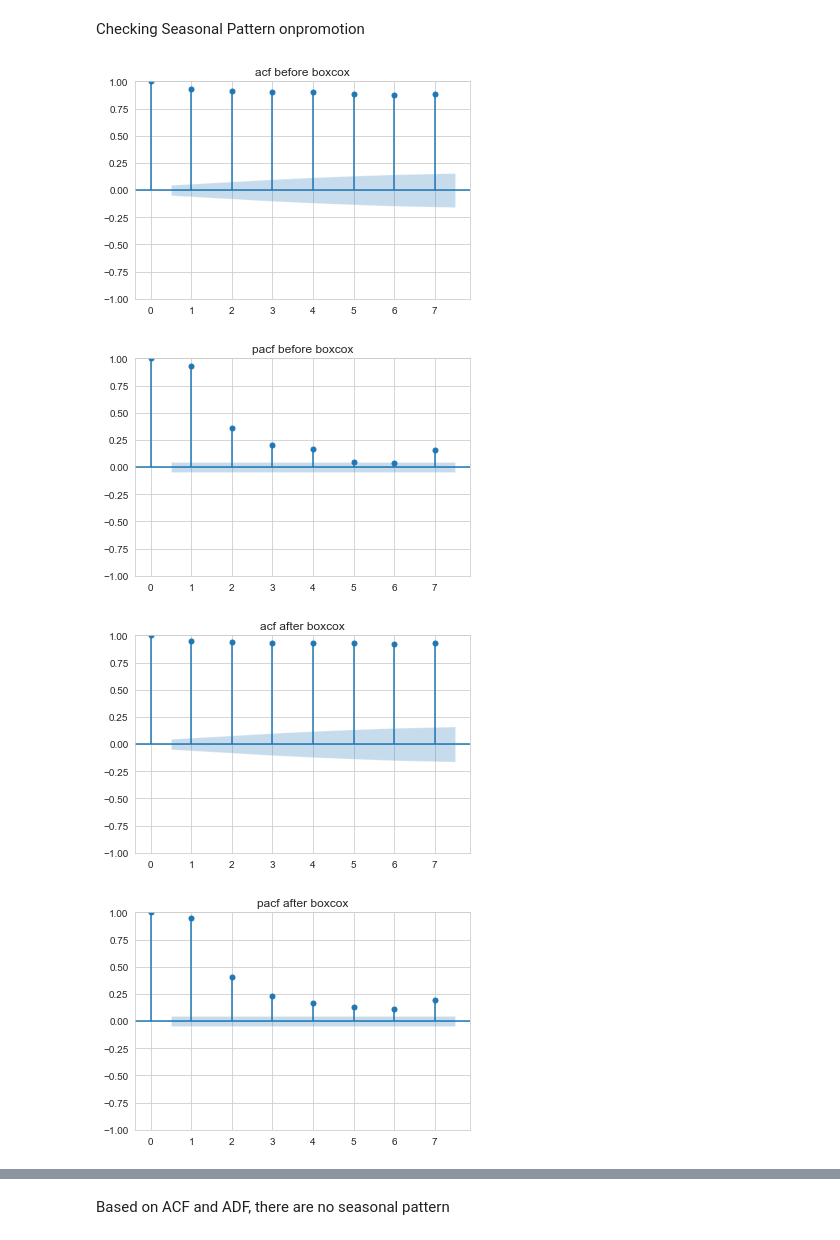
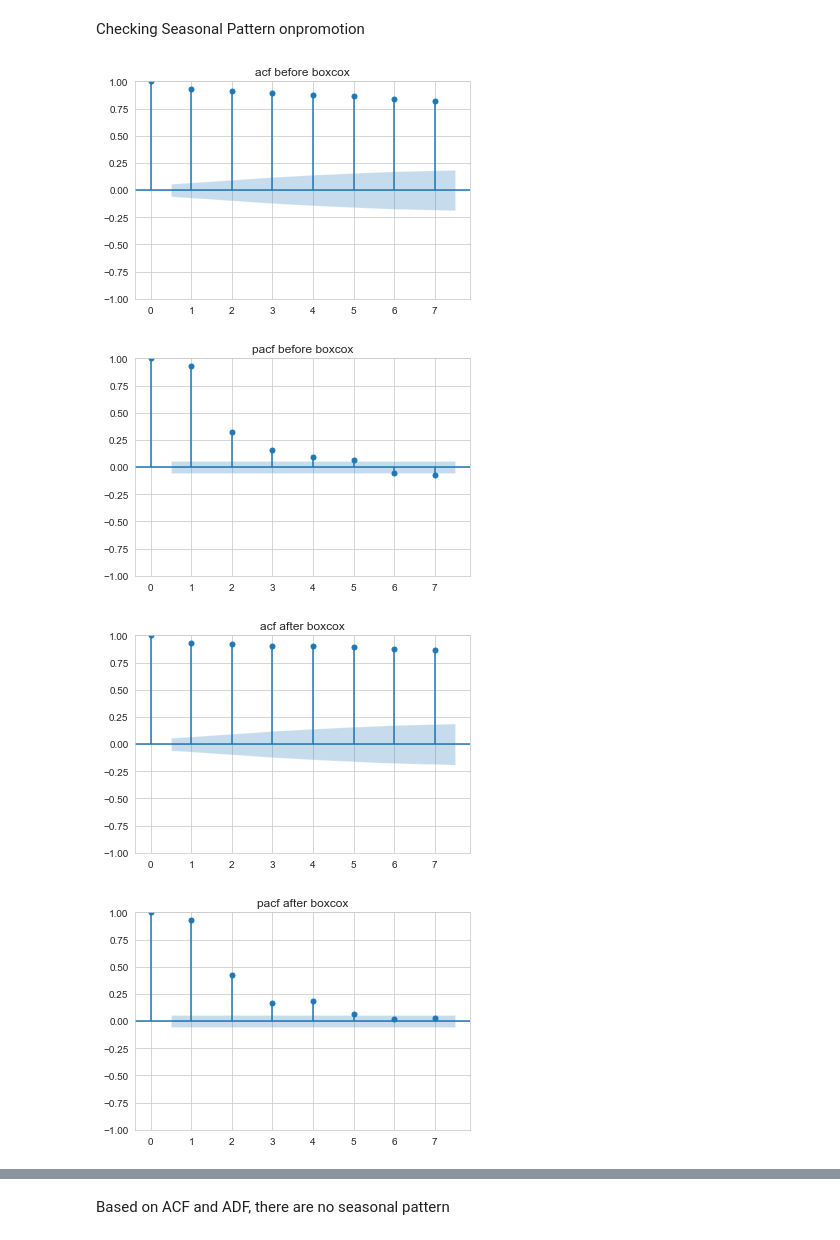
Before and after one commit to TheSurvivor908/Sales-Forecasting-1, a Jupyter notebook: VARMAX Cleaning.ipynb, the cells around one changed output, grey strips where cells are left out. Saved outputs shown, nothing was run; the diff lists cells and outputs as text; code cells hidden in the pictures.

```diff
--- a/VARMAX Cleaning.ipynb
+++ b/VARMAX Cleaning.ipynb
@@ -246,33 +246,33 @@ Transforming onpromotion with boxcot to make it stationary
 # %%
 #differencing
 
-df_grocery['dcoilwtico_interpolate_differenced'] = df_grocery['dcoilwtico_interpolate'].diff()
+df_cleaning['dcoilwtico_interpolate_differenced'] = df_cleaning['dcoilwtico_interpolate'].diff()
 
 #boxcot
 
-df_grocery['onpromotion_boxcox'], lambda_bc = boxcox(df_grocery['onpromotion'] + 1)
+df_cleaning['onpromotion_boxcox'], lambda_bc = boxcox(df_cleaning['onpromotion'] + 1)
 
 # Drop the NaN value created by differencing
-df_grocery = df_grocery.dropna()
+df_cleaning = df_cleaning.dropna()
 # %% [markdown]
 Checking Seasonal Pattern onpromotion
 # %%
-plot_acf(df_grocery['onpromotion'], lags = 7)
+plot_acf(df_cleaning['onpromotion'], lags = 7)
 plt.title('acf before boxcox')
 
-plot_pacf(df_grocery['onpromotion'], lags = 7)
+plot_pacf(df_cleaning['onpromotion'], lags = 7)
 plt.title('pacf before boxcox')
 plt.show()
 
-plot_acf(df_grocery['onpromotion_boxcox'], lags = 7)
+plot_acf(df_cleaning['onpromotion_boxcox'], lags = 7)
 plt.title('acf after boxcox')
 
-plot_pacf(df_grocery['onpromotion_boxcox'], lags = 7)
+plot_pacf(df_cleaning['onpromotion_boxcox'], lags = 7)
 plt.title('pacf after boxcox')
 
 plt.show()
 # %% [output]
-[figure, old version]
+[figure, new version]
-[figure, old version]
+[figure, new version]
-[figure, old version]
+[figure, new version]
-[figure, old version]
+[figure, new version]
```
Also changed, not shown: parts of 10 cells of this notebook.
